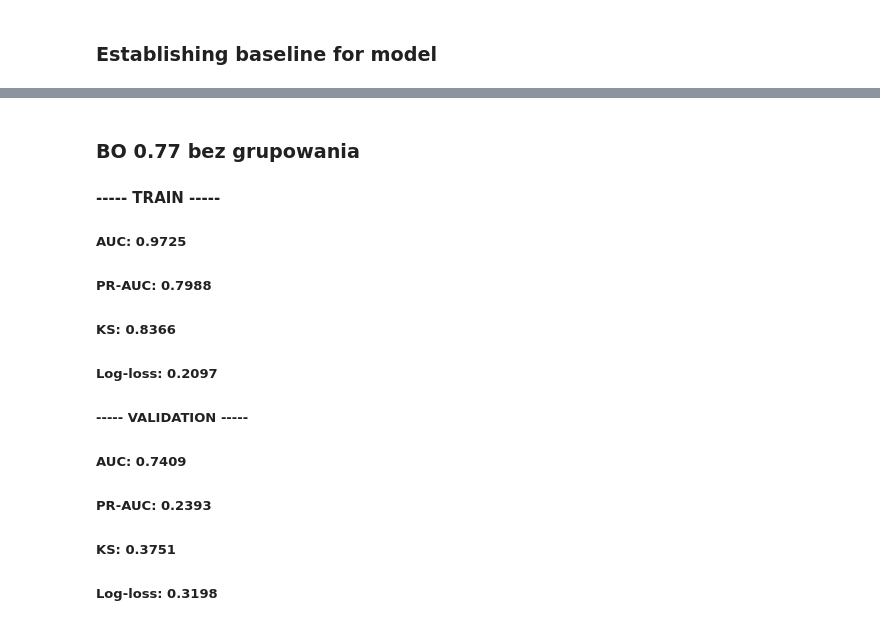
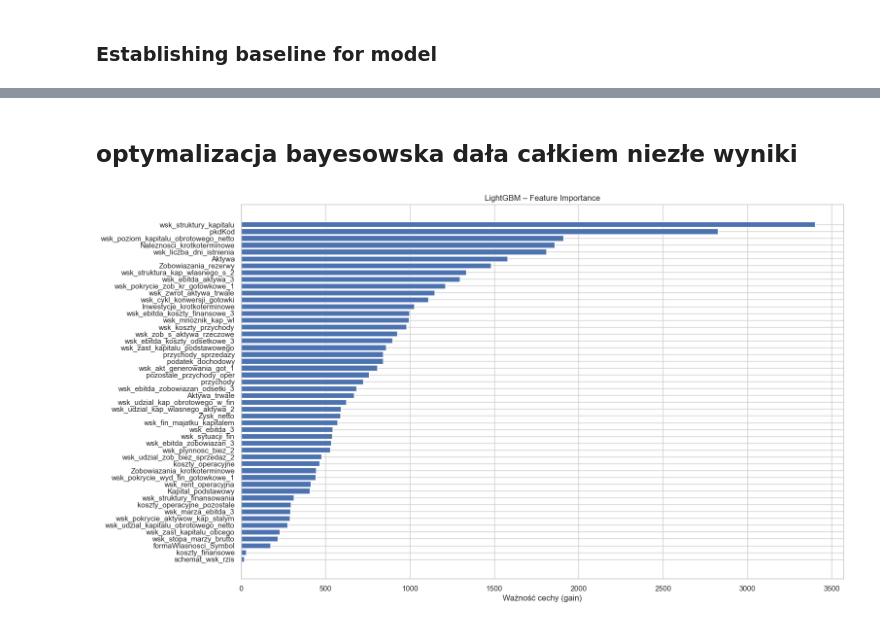
Before and after one commit to Karol315/Interpretability_of_machine_learning_project, a Jupyter notebook: BlackBox.ipynb, the cells around one changed output, grey strips where cells are left out. Saved outputs shown, nothing was run; the diff lists cells and outputs as text; code cells hidden in the pictures.

```diff
--- a/BlackBox.ipynb
+++ b/BlackBox.ipynb
@@ -600,12 +602,13 @@ Best params: {'subsample': 1.0, 'reg_lambda': 0.01, 'reg_alpha': 0, 'num_leaves'
 # %%
 model_bo = lgb.LGBMClassifier(
-    **study.best_params,
+    **best_params,
     objective="binary",
     metric="auc",
     random_state=RANDOM_SEED,
     verbose=-1
 )
-model_rs = lgb.LGBMClassifier(objective='binary', random_state=RANDOM_SEED, **rs.best_params_,verbose=-1)
+
+model_rs = lgb.LGBMClassifier(objective='binary', random_state=RANDOM_SEED, **rs_best_params,verbose=-1)
 # %%
 def ks_stat(y_true, y_proba):
     y_true = np.array(y_true)
@@ -690,13 +680,23 @@ Log-loss: 0.3124
-# %% [markdown]
-### BO 0.77 bez grupowania
-#### ----- TRAIN -----
-##### AUC: 0.9725
-##### PR-AUC: 0.7988
-##### KS: 0.8366
-##### Log-loss: 0.2097
-
-##### ----- VALIDATION -----
-##### AUC: 0.7409
-##### PR-AUC: 0.2393
-##### KS: 0.3751
-##### Log-loss: 0.3198
+# %% [markdown]
+## optymalizacja bayesowska dała całkiem niezłe wyniki
+# %%
+model = model_bo
+
+# ważności cech
+importances = model.booster_.feature_importance(importance_type='gain')
+feature_names = model.booster_.feature_name()
+
+fi_df = pd.DataFrame({
+    'feature': feature_names,
+    'importance': importances
+}).sort_values('importance', ascending=False)
+
+# wykres
+plt.figure(figsize=(16, 10))
+plt.barh(fi_df['feature'], fi_df['importance'])
+plt.gca().invert_yaxis()
+plt.xlabel("Ważność cechy (gain)")
+plt.title("LightGBM – Feature Importance")
+plt.show()
+# %% [output]
+[figure, added]
```
Also changed, not shown: parts of 31 cells of this notebook.
